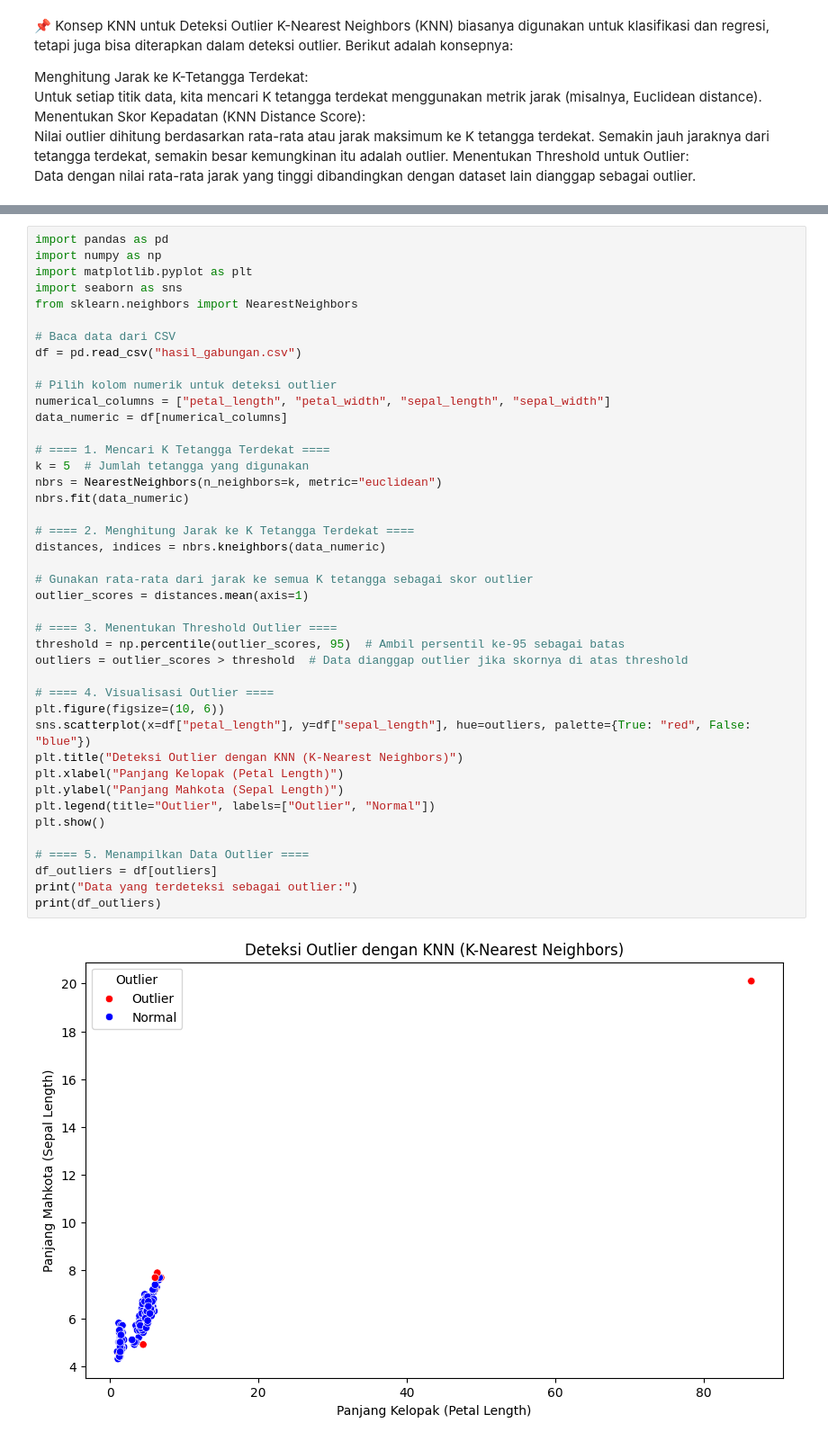
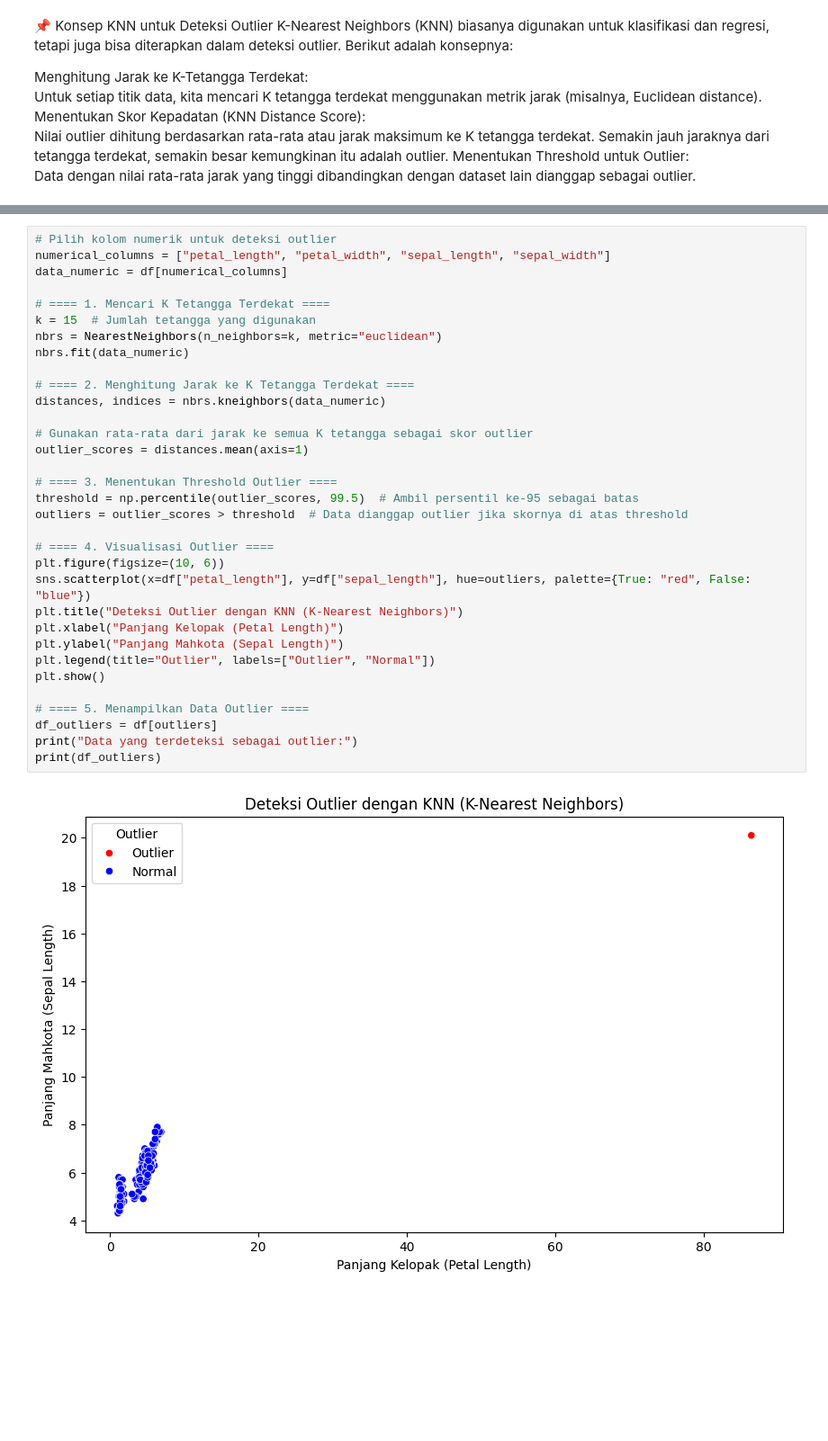
Before and after one commit to tuhu02/pendata, a Jupyter notebook: Memahami-Data.ipynb, the cells around one changed output, grey strips where cells are left out. Shown at 90% size. Saved outputs shown, nothing was run; the diff lists cells and outputs as text; blank space fills up the shorter version.

```diff
--- a/Memahami-Data.ipynb
+++ b/Memahami-Data.ipynb
@@ -300,45 +353,36 @@ Data dengan nilai rata-rata jarak yang tinggi dibandingkan dengan dataset lain d
 # %%
-import pandas as pd
-import numpy as np
-import matplotlib.pyplot as plt
-import seaborn as sns
-from sklearn.neighbors import NearestNeighbors
-
-# Baca data dari CSV
-df = pd.read_csv("hasil_gabungan.csv")
-
 # Pilih kolom numerik untuk deteksi outlier
 numerical_columns = ["petal_length", "petal_width", "sepal_length", "sepal_width"]
 data_numeric = df[numerical_columns]
 
 # ==== 1. Mencari K Tetangga Terdekat ====
-k = 5  # Jumlah tetangga yang digunakan
+k = 15  # Jumlah tetangga yang digunakan
 nbrs = NearestNeighbors(n_neighbors=k, metric="euclidean")
 nbrs.fit(data_numeric)
 
 # ==== 2. Menghitung Jarak ke K Tetangga Terdekat ====
 distances, indices = nbrs.kneighbors(data_numeric)
 
 # Gunakan rata-rata dari jarak ke semua K tetangga sebagai skor outlier
 outlier_scores = distances.mean(axis=1)
 
 # ==== 3. Menentukan Threshold Outlier ====
-threshold = np.percentile(outlier_scores, 95)  # Ambil persentil ke-95 sebagai batas
+threshold = np.percentile(outlier_scores, 99.5)  # Ambil persentil ke-95 sebagai batas
 outliers = outlier_scores > threshold  # Data dianggap outlier jika skornya di atas threshold
 
 # ==== 4. Visualisasi Outlier ====
 plt.figure(figsize=(10, 6))
 sns.scatterplot(x=df["petal_length"], y=df["sepal_length"], hue=outliers, palette={True: "red", False: "blue"})
 plt.title("Deteksi Outlier dengan KNN (K-Nearest Neighbors)")
 plt.xlabel("Panjang Kelopak (Petal Length)")
 plt.ylabel("Panjang Mahkota (Sepal Length)")
 plt.legend(title="Outlier", labels=["Outlier", "Normal"])
 plt.show()
 
 # ==== 5. Menampilkan Data Outlier ====
 df_outliers = df[outliers]
 print("Data yang terdeteksi sebagai outlier:")
 print(df_outliers)
 # %% [output]
-[figure, old version]
+[figure, new version]
 Data yang terdeteksi sebagai outlier:
```
Also changed, not shown: parts of 6 cells of this notebook, 4 other files.
